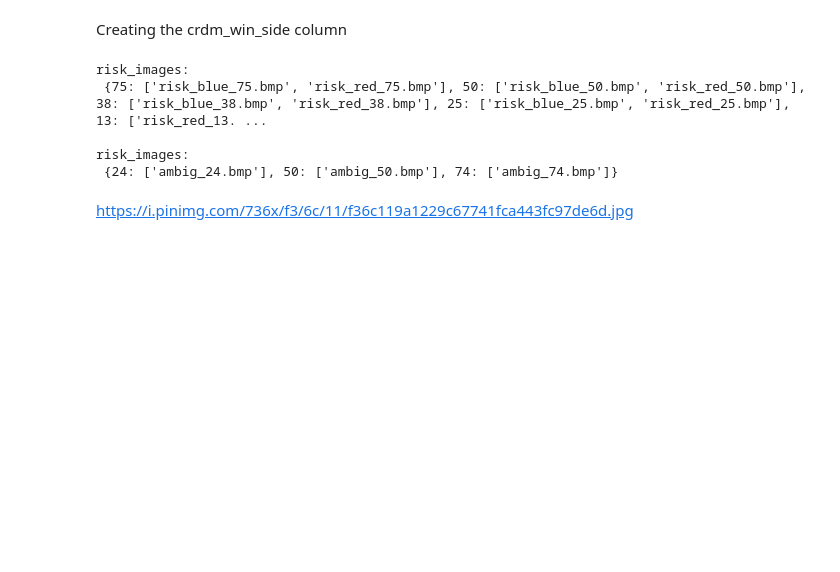
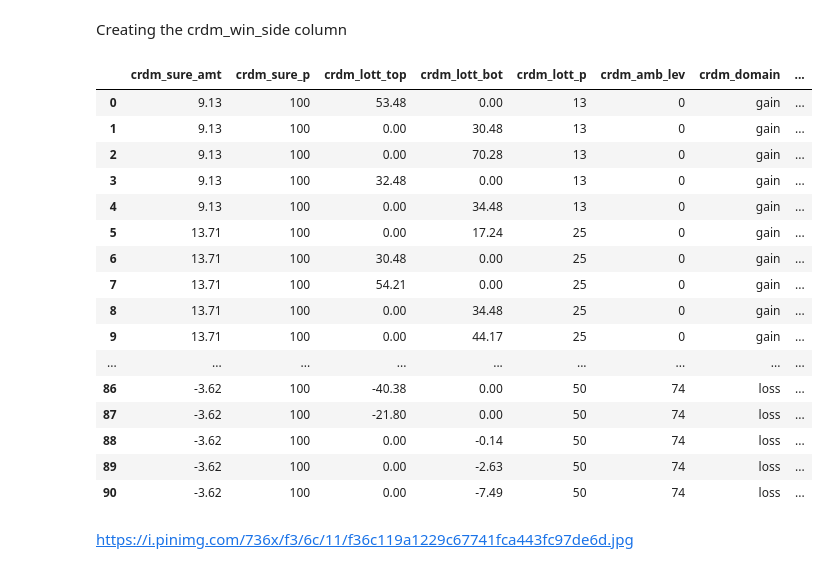
Before and after one commit to CDN-Lab/Intracraneal_electrodes, a Jupyter notebook: uncertaintyencoding.ipynb, the cells around one changed output. Drawn from its saved outputs; the diff is of its cells as text; code cells hidden in the pictures; blank space fills up the shorter version.

Commit message:
Added function to select from crdm_img  the correct image file for each probability and win-side

```diff
--- a/uncertaintyencoding.ipynb
+++ b/uncertaintyencoding.ipynb
@@ -925,24 +923,45 @@ Creating the crdm_win_side column
 # %%
 def determine_win_side(row): #Function the determine the wining side of the lottery.
     if row['crdm_lott_top'] != 0.00:
         return 'top'
     else:
         return 'bottom'
 
 # Apply the function to create the 'crdm_win_side' column
-#crdm_trials['crdm_win_side'] = crdm_trials.apply(determine_win_side, axis=1)
+crdm_trials['crdm_win_side'] = crdm_trials.apply(determine_win_side, axis=1)
+#crdm_trials
 
-#def determine_risk_image_file(row)
- #   if row['crdm_lottp'] == p,
+#Function to created crdm_image
+def determine_risk_image_file(row):
+    for p, f in risk_images.items():
+        if row['crdm_lott_p'] == p and row['crdm_win_side'] == 'top':
+            return  f[1] #using the 2nd item in the dictionary for red images
+        elif row['crdm_lott_p'] == p and row['crdm_win_side'] == 'bottom':
+            return f[0] #Using the first item of the dict as blue
+crdm_trials['crdm_img'] = crdm_trials.apply(determine_risk_image_file,axis =1)
+
+column_order = [
+    'crdm_sure_amt', 'crdm_sure_p', 'crdm_lott_top', 'crdm_lott_bot', 'crdm_lott_p', 'crdm_amb_lev', 'crdm_domain', 'crdm_img', 'crdm_win_side']
+crdm_trials = crdm_trials[column_order]
+crdm_trials
+# %% [output]
+|  | crdm_sure_amt | crdm_sure_p | crdm_lott_top | crdm_lott_bot | crdm_lott_p | crdm_amb_lev | crdm_domain | ... |
+| 0 | 9.13 | 100 | 53.48 | 0.00 | 13 | 0 | gain | ... |
+| 1 | 9.13 | 100 | 0.00 | 30.48 | 13 | 0 | gain | ... |
+| 2 | 9.13 | 100 | 0.00 | 70.28 | 13 | 0 | gain | ... |
+| 3 | 9.13 | 100 | 32.48 | 0.00 | 13 | 0 | gain | ... |
+| 4 | 9.13 | 100 | 0.00 | 34.48 | 13 | 0 | gain | ... |
+| 5 | 13.71 | 100 | 0.00 | 17.24 | 25 | 0 | gain | ... |
+| 6 | 13.71 | 100 | 30.48 | 0.00 | 25 | 0 | gain | ... |
+| 7 | 13.71 | 100 | 54.21 | 0.00 | 25 | 0 | gain | ... |
+| 8 | 13.71 | 100 | 0.00 | 34.48 | 25 | 0 | gain | ... |
+| 9 | 13.71 | 100 | 0.00 | 44.17 | 25 | 0 | gain | ... |
+| ... | ... | ... | ... | ... | ... | ... | ... | ... |
+| 86 | -3.62 | 100 | -40.38 | 0.00 | 50 | 74 | loss | ... |
+| 87 | -3.62 | 100 | -21.80 | 0.00 | 50 | 74 | loss | ... |
+| 88 | -3.62 | 100 | 0.00 | -0.14 | 50 | 74 | loss | ... |
+| 89 | -3.62 | 100 | 0.00 | -2.63 | 50 | 74 | loss | ... |
+| 90 | -3.62 | 100 | 0.00 | -7.49 | 50 | 74 | loss | ... |
-# %%
-print('risk_images:\n', risk_images)
-print('\nrisk_images:\n',amb_images)
-# %% [output]
-risk_images:
- {75: ['risk_blue_75.bmp', 'risk_red_75.bmp'], 50: ['risk_blue_50.bmp', 'risk_red_50.bmp'], 38: ['risk_blue_38.bmp', 'risk_red_38.bmp'], 25: ['risk_blue_25.bmp', 'risk_red_25.bmp'], 13: ['risk_red_13. ...
-
-risk_images:
- {24: ['ambig_24.bmp'], 50: ['ambig_50.bmp'], 74: ['ambig_74.bmp']}
 # %%
 crdm_trials_csv = 'csv/{}_adaptive_trials.csv'.format(patient_code)
 crdm_trials.to_csv(crdm_trials_csv,float_format='%.2f',index=False)
```
Also changed, not shown: parts of 4 cells of this notebook, 1 other file.
